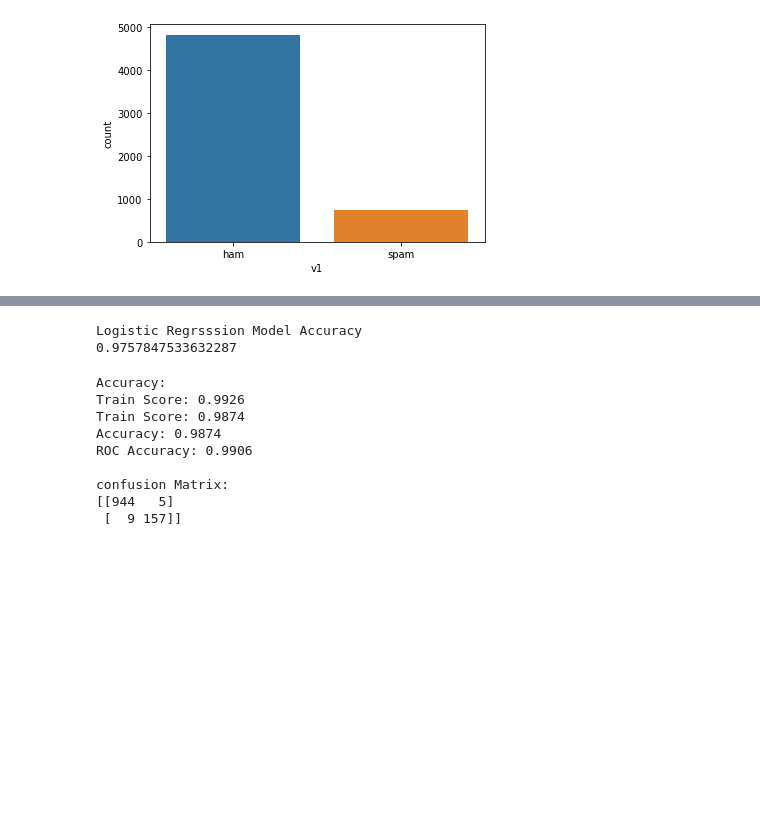
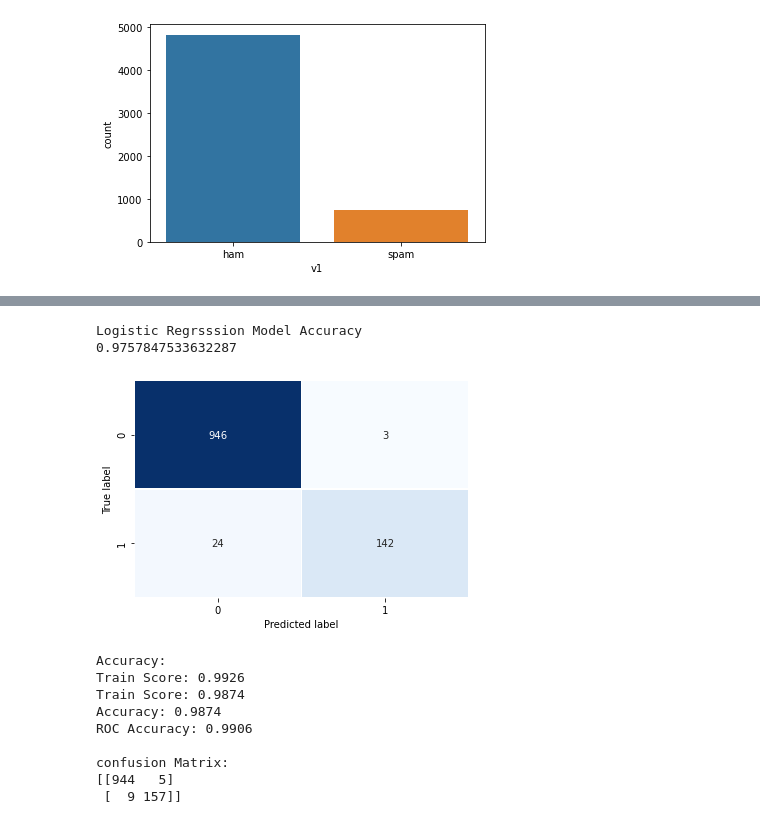
Before and after one commit to heyam3/33steamlit_spam_detection, a Jupyter notebook: ML_DL_Spam_detection.ipynb, the cells around one changed output, grey strips where cells are left out. Drawn from its saved outputs; the diff is of its cells as text; code cells hidden in the pictures; blank space fills up the shorter version.

```diff
--- a/ML_DL_Spam_detection.ipynb
+++ b/ML_DL_Spam_detection.ipynb
@@ -83,14 +87,17 @@ SVM Model Accuracy
 # %%
 #Logistic Regrsssion
 from sklearn.linear_model import LogisticRegression
 
 lg_model = LogisticRegression(solver='liblinear', penalty='l1')
 lg_model.fit(X_train, y_train)
+lg_pred = lg_model.predict(X_test)
 print("Logistic Regrsssion Model Accuracy")
 print(lg_model.score(X_test,y_test))
+plot_confusion_matrix(y_test, lg_pred)
 # %% [output]
 Logistic Regrsssion Model Accuracy
 0.9757847533632287
+[figure, added]
 # %%
 # Naive Bayes model
 clf = MultinomialNB()
```
Also changed, not shown: parts of 13 cells of this notebook.
